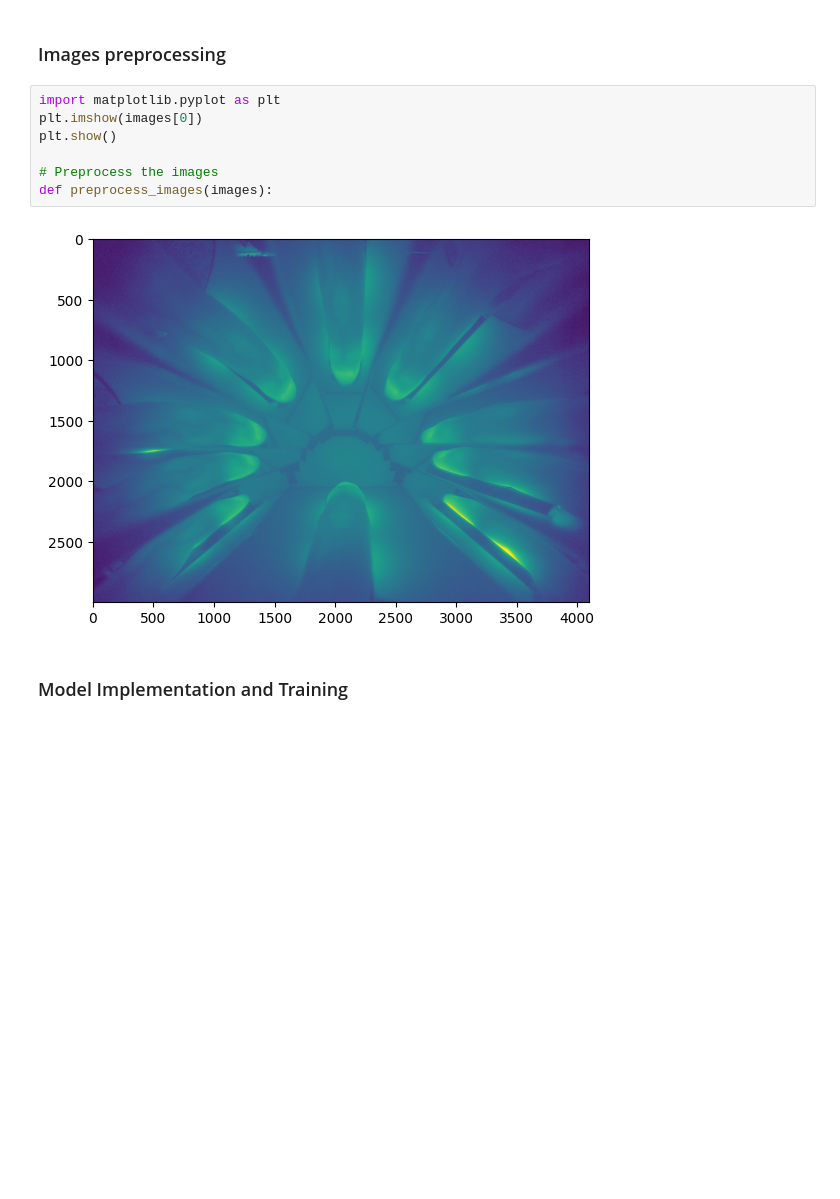
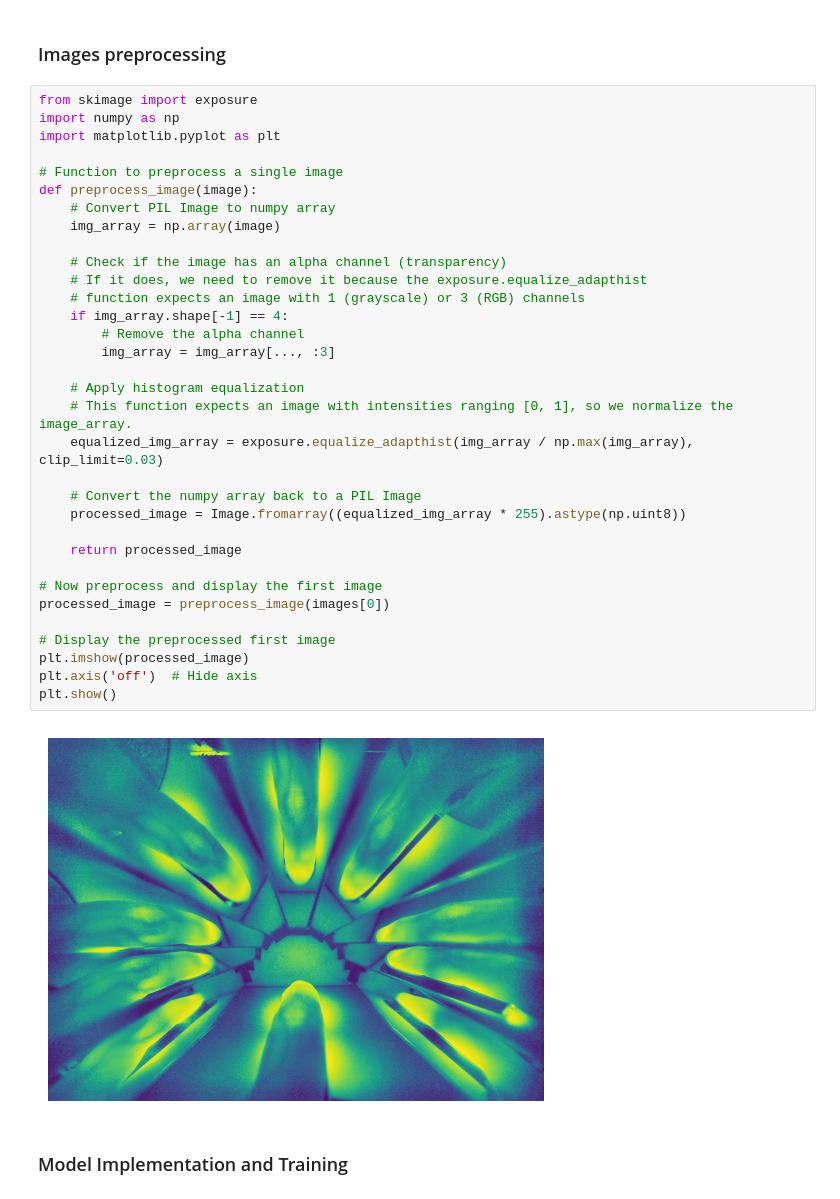
Before and after one commit to surViVeCZ/BIO, a Jupyter notebook: generator.ipynb, the cells around one changed output. Saved outputs shown, nothing was run; the diff lists cells and outputs as text; blank space fills up the shorter version.

```diff
--- a/generator.ipynb
+++ b/generator.ipynb
@@ -66,15 +66,41 @@ def load_data(metadata_path, data_directory, num_folders=1):
 images, labels = load_data("data_description.xlsx", "dataset")
 # %% [markdown]
 ### Images preprocessing
-# %%
-import matplotlib.pyplot as plt
-plt.imshow(images[0])
-plt.show()
-
-# Preprocess the images
-def preprocess_images(images):
-# %% [output]
-[figure, removed]
+# %%
+from skimage import exposure
+import numpy as np
+import matplotlib.pyplot as plt
+
+# Function to preprocess a single image
+def preprocess_image(image):
+    # Convert PIL Image to numpy array
+    img_array = np.array(image)
+
+    # Check if the image has an alpha channel (transparency)
+    # If it does, we need to remove it because the exposure.equalize_adapthist
+    # function expects an image with 1 (grayscale) or 3 (RGB) channels
+    if img_array.shape[-1] == 4:
+        # Remove the alpha channel
+        img_array = img_array[..., :3]
+
+    # Apply histogram equalization
+    # This function expects an image with intensities ranging [0, 1], so we normalize the image_array.
+    equalized_img_array = exposure.equalize_adapthist(img_array / np.max(img_array), clip_limit=0.03)
+
+    # Convert the numpy array back to a PIL Image
+    processed_image = Image.fromarray((equalized_img_array * 255).astype(np.uint8))
+
+    return processed_image
+
+# Now preprocess and display the first image
+processed_image = preprocess_image(images[0])
+
+# Display the preprocessed first image
+plt.imshow(processed_image)
+plt.axis('off')  # Hide axis
+plt.show()
+# %% [output]
+[figure, added]
 # %% [markdown]
 ### Model Implementation and Training
 # %%
```
Also changed, not shown: parts of 1 cell of this notebook.
